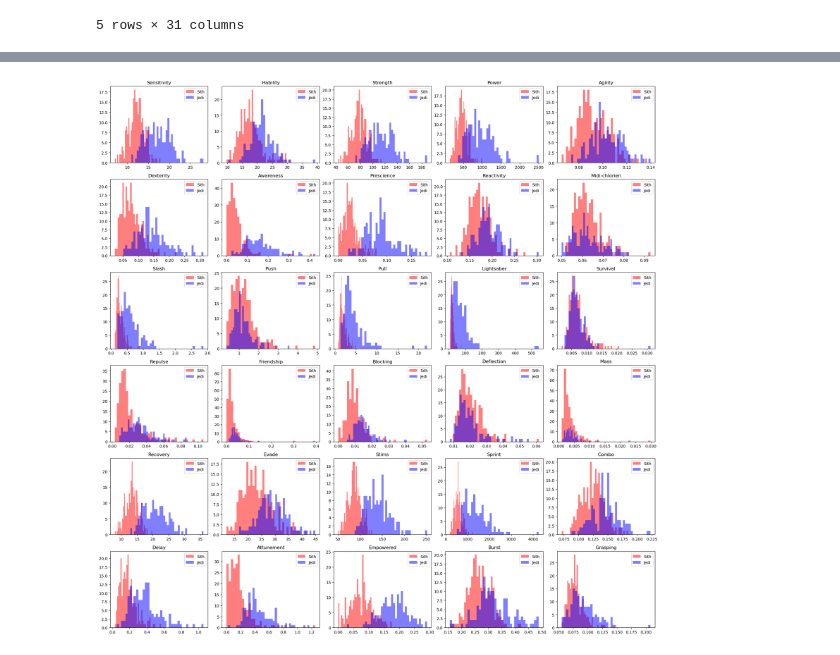
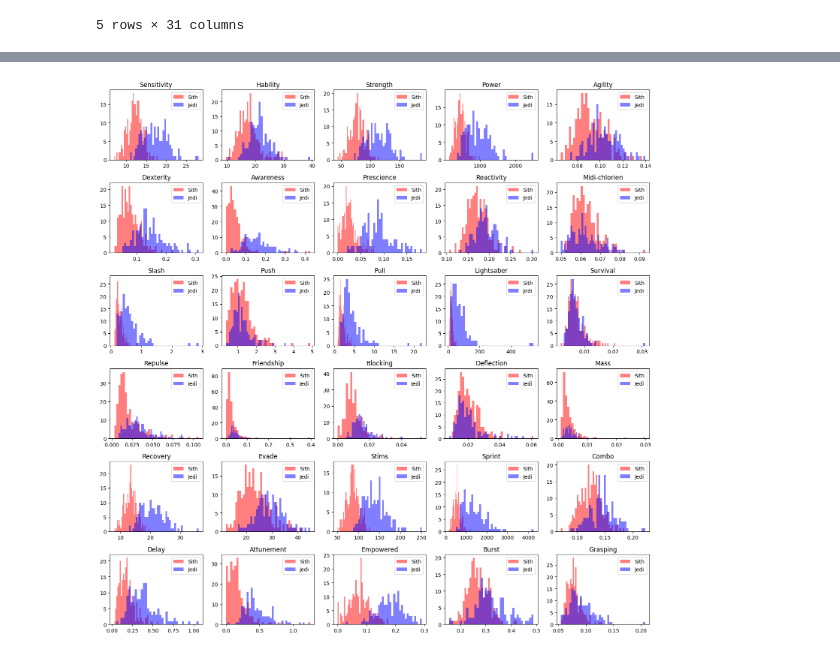
Before and after one commit to BeBig007/dataScience, a Jupyter notebook: dataScience_03/ex00/Histogram.ipynb, the cells around one changed output, grey strips where cells are left out. Drawn from its saved outputs; the diff is of its cells as text; code cells hidden in the pictures.

```diff
--- a/dataScience_03/ex00/Histogram.ipynb
+++ b/dataScience_03/ex00/Histogram.ipynb
@@ -21,7 +20,7 @@ data_test.head()
 columns = data_test.columns
 N = len(columns)
 # %%
-fig, axs = plt.subplots(6, 5, figsize=(20, 20))
+fig, axs = plt.subplots(6, 5, figsize=(15, 15))
 for idx, column in enumerate(columns[:N]):
     row = idx // 5
     col = idx % 5
@@ -70,14 +51,14 @@ data_jedi.head()
 # %%
 
-fig, axs = plt.subplots(6, 5, figsize=(20, 20))
+fig, axs = plt.subplots(6, 5, figsize=(15, 15))
 for idx, column in enumerate(columns[:N]):
     row = idx // 5
     col = idx % 5
     axs[row, col].hist(data_sith[column], bins=40, color='red', alpha=0.5)
     axs[row, col].hist(data_jedi[column], bins=40, color='blue', alpha=0.5)
     axs[row, col].set_title(column)
     axs[row, col].legend(['Sith', 'Jedi'])
 plt.tight_layout()
 plt.show()
 # %% [output]
-[figure, old version]
+[figure, new version]
```
Also changed, not shown: parts of 4 cells of this notebook, 11 other files.
